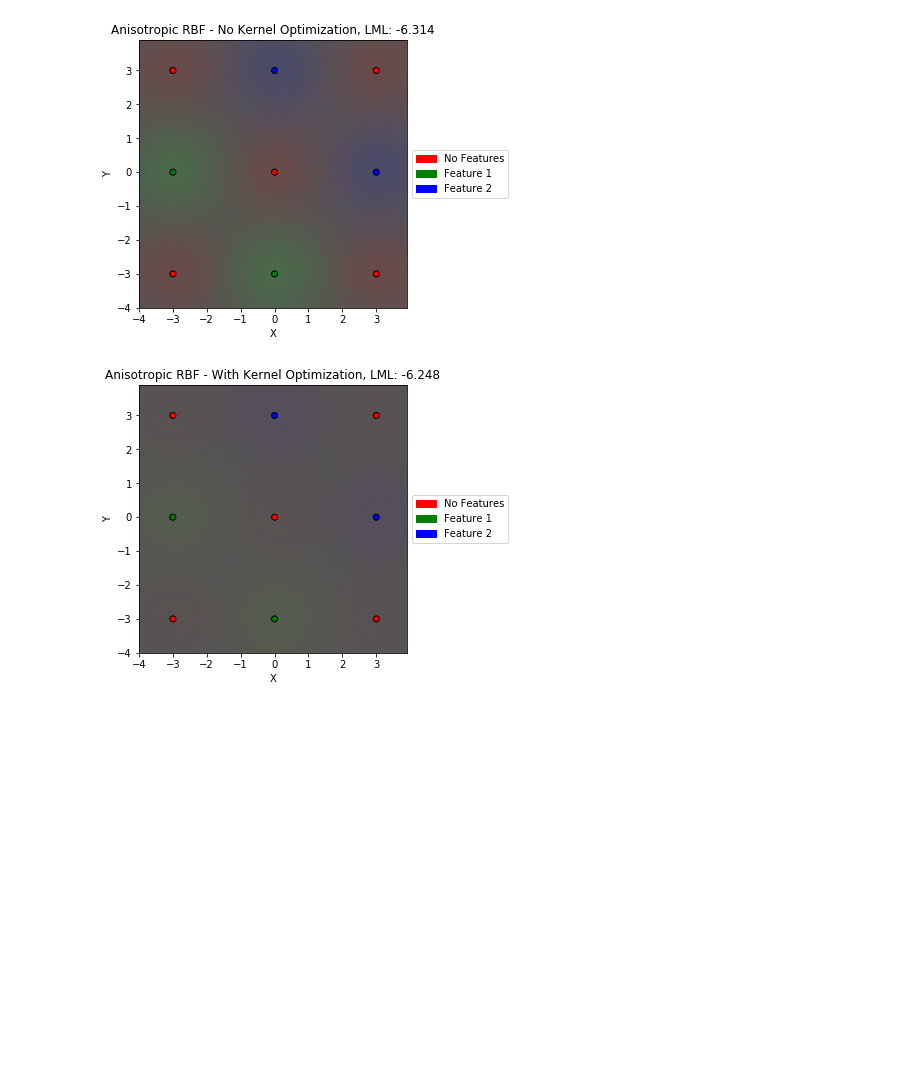
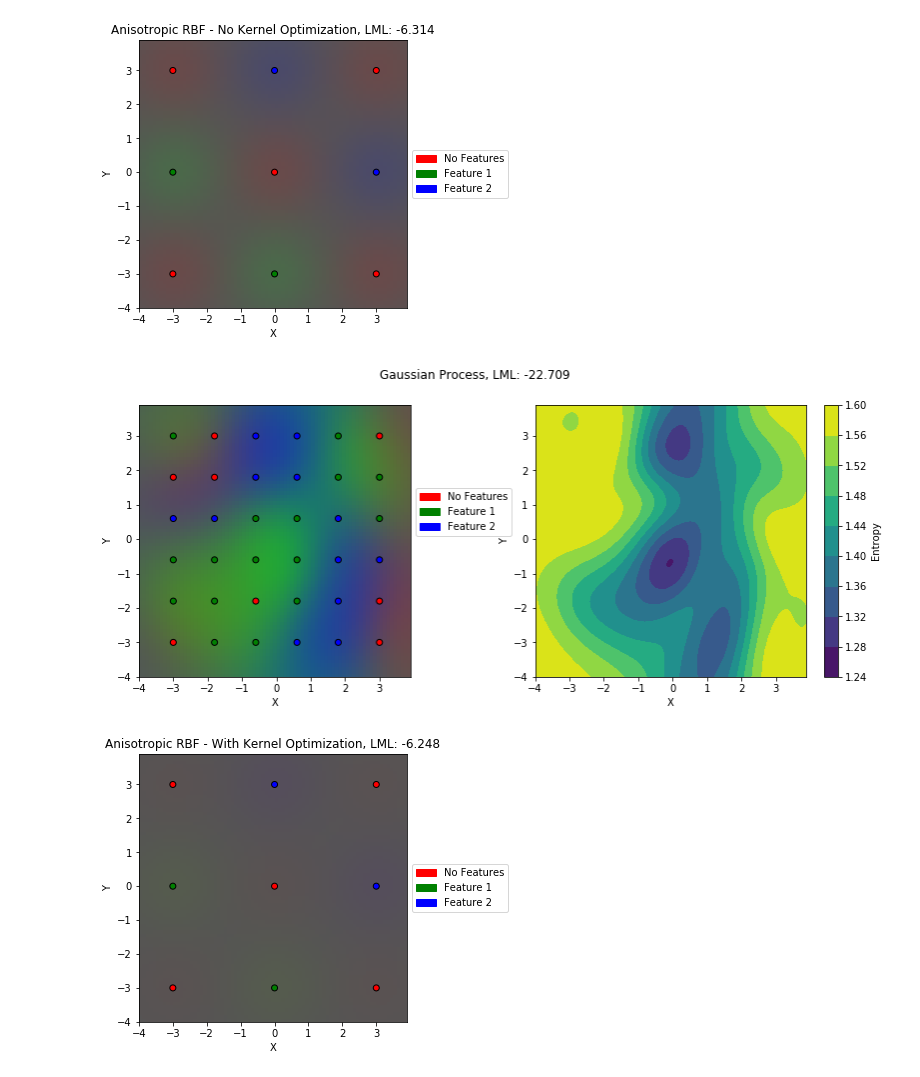
Before and after one commit to tukai21/adaptive-sampling, a Jupyter notebook: mini-pset-clean-TU.ipynb, the cells around one changed output. Drawn from its saved outputs; the diff is of its cells as text; code cells hidden in the pictures; blank space fills up the shorter version.

Commit message:
Multiple plots in a same row functionality added. Demo in TU notebook.

```diff
--- a/mini-pset-clean-TU.ipynb
+++ b/mini-pset-clean-TU.ipynb
@@ -113,6 +117,18 @@ kernel = 1.0 * RBF([1.0, 1.0])
 test_gp(kernel, optimize=False, N=3, title="Anisotropic RBF - No Kernel Optimization")
 # %% [output]
 [figure]
+# %%
+from belief_model import BeliefModel
+N = 6
+X, Y, Z = gen_gridded_space_DET(feature_dict, N=N)
+X_train, y_train = parse_map_for_GP(X, Y, Z)
+
+kernel = 1.0 * RBF([1.0, 1.0])
+model = BeliefModel(kernel, optimize=True, plot_dict=plot_dict, gpFlag=True)
+model.fit(X_train, y_train)
+model.plot(plot_types=('belief', 'entropy'))
+# %% [output]
+[figure, added]
 # %%
 # test kernel optimization
 kernel = 1.0 * RBF([1.0, 1.0])
```
Also changed, not shown: parts of 17 cells of this notebook, 2 other files.
